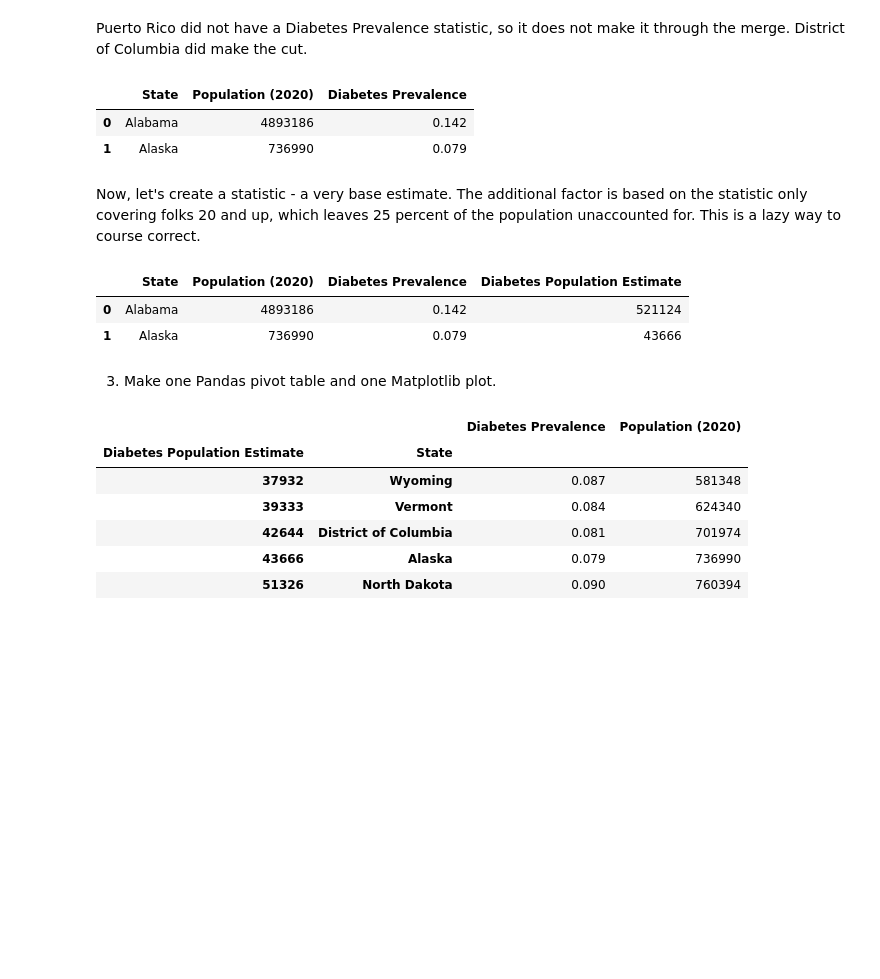
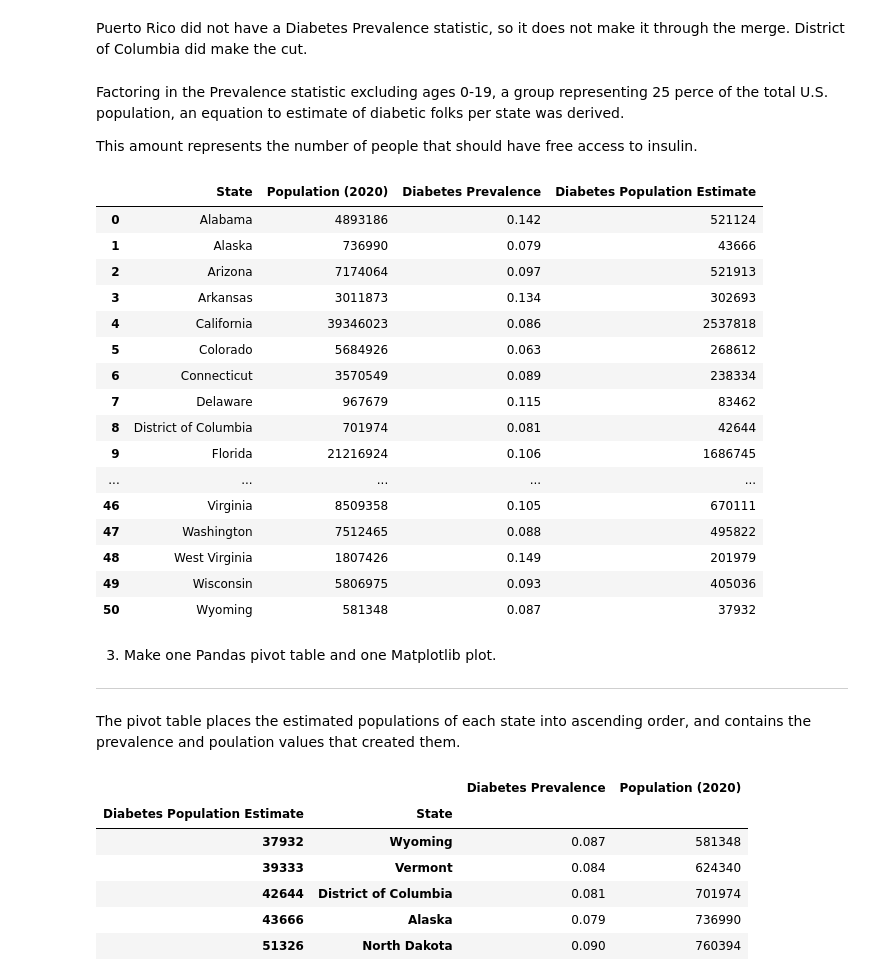
Before and after one commit to LilGotit/StateVarianceDiabetes, a Jupyter notebook: StateVarianceDiabetes.ipynb, the cells around one changed output. Cells and saved outputs as stored; diff of their text form; code cells hidden in the pictures; blank space fills up the shorter version.

```diff
--- a/StateVarianceDiabetes.ipynb
+++ b/StateVarianceDiabetes.ipynb
@@ -144,24 +134,38 @@ dfThree
 | 50 | Wyoming | 581348 | 0.087 |
 # %% [markdown]
 Puerto Rico did not have a Diabetes Prevalence statistic, so it does not make it through the merge. District of Columbia did make the cut.
-# %%
-dfThree.head(2)
-# %% [output]
-|  | State | Population (2020) | Diabetes Prevalence |
-| 0 | Alabama | 4893186 | 0.142 |
-| 1 | Alaska | 736990 | 0.079 |
-# %% [markdown]
-Now, let's create a statistic - a very base estimate. The additional factor is based on the statistic only covering folks 20 and up, which leaves 25 percent of the population unaccounted for. This is a lazy way to course correct.
+# %% [markdown]
+Factoring in the Prevalence statistic excluding ages 0-19, a group representing 25 perce of the total U.S. population, an equation to estimate of diabetic folks per state was derived.
+
+This amount represents the number of people that should have free access to insulin.
 # %%
 dfThree["Diabetes Population Estimate"] = dfThree["Population (2020)"] * 0.75 * dfThree["Diabetes Prevalence"]
 dfThree["Diabetes Population Estimate"] = dfThree["Diabetes Population Estimate"].astype(int)
-dfThree.head(2)
+dfThree
 # %% [output]
 |  | State | Population (2020) | Diabetes Prevalence | Diabetes Population Estimate |
 | 0 | Alabama | 4893186 | 0.142 | 521124 |
 | 1 | Alaska | 736990 | 0.079 | 43666 |
+| 2 | Arizona | 7174064 | 0.097 | 521913 |
+| 3 | Arkansas | 3011873 | 0.134 | 302693 |
+| 4 | California | 39346023 | 0.086 | 2537818 |
+| 5 | Colorado | 5684926 | 0.063 | 268612 |
+| 6 | Connecticut | 3570549 | 0.089 | 238334 |
+| 7 | Delaware | 967679 | 0.115 | 83462 |
+| 8 | District of Columbia | 701974 | 0.081 | 42644 |
+| 9 | Florida | 21216924 | 0.106 | 1686745 |
+| ... | ... | ... | ... | ... |
+| 46 | Virginia | 8509358 | 0.105 | 670111 |
+| 47 | Washington | 7512465 | 0.088 | 495822 |
+| 48 | West Virginia | 1807426 | 0.149 | 201979 |
+| 49 | Wisconsin | 5806975 | 0.093 | 405036 |
+| 50 | Wyoming | 581348 | 0.087 | 37932 |
 # %% [markdown]
 3. Make one Pandas pivot table and one Matplotlib plot.
+
+---
+
+The pivot table places the estimated populations of each state into ascending order, and contains the prevalence and poulation values that created them.
 # %%
 dfThree.pivot_table(index=["Diabetes Population Estimate", "State"], values=["Diabetes Prevalence", "Population (2020)"])
 # %% [output]
```
Also changed, not shown: parts of 12 cells of this notebook.
